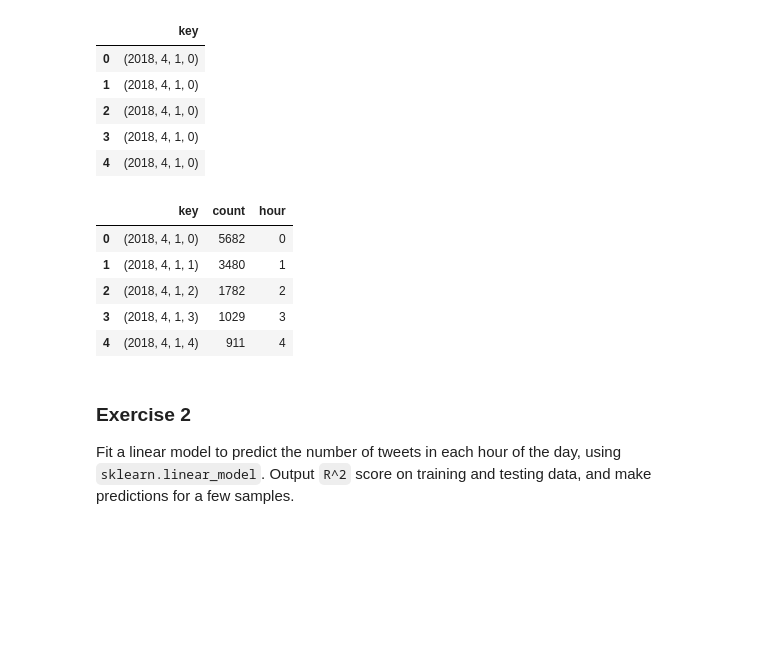
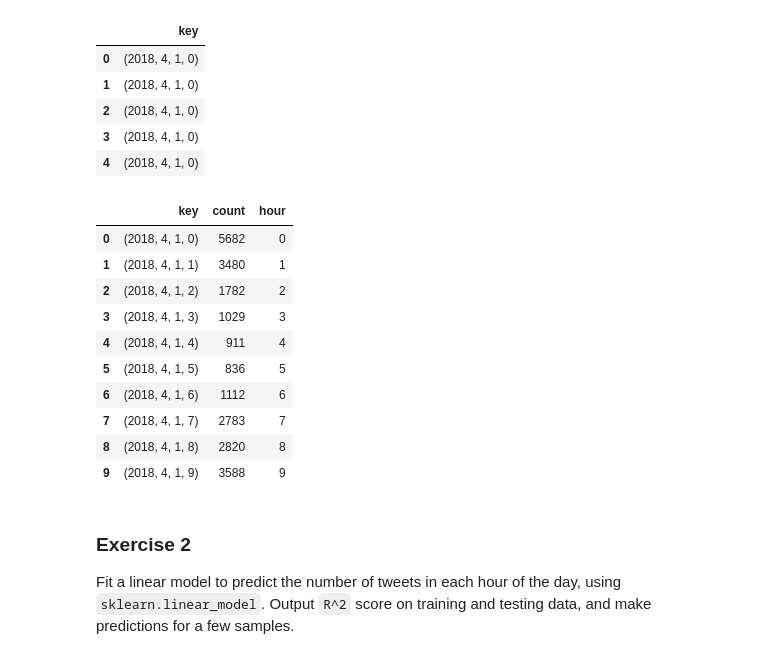
Before and after one commit to mic-he/TueSNLP, a Jupyter notebook: 2018/assignment2.ipynb, the cells around one changed output. Drawn from its saved outputs; the diff is of its cells as text; code cells hidden in the pictures; blank space fills up the shorter version.

```diff
--- a/2018/assignment2.ipynb
+++ b/2018/assignment2.ipynb
@@ -84,14 +84,19 @@ train_df.head()
 # %%
 counts_df = train_df.groupby(["key"]).size().reset_index(name="count")
 counts_df["hour"] = [entry[3] for entry in counts_df["key"]]
-counts_df.head()
+counts_df.head(10)
 # %% [output]
 |  | key | count | hour |
 | 0 | (2018, 4, 1, 0) | 5682 | 0 |
 | 1 | (2018, 4, 1, 1) | 3480 | 1 |
 | 2 | (2018, 4, 1, 2) | 1782 | 2 |
 | 3 | (2018, 4, 1, 3) | 1029 | 3 |
 | 4 | (2018, 4, 1, 4) | 911 | 4 |
+| 5 | (2018, 4, 1, 5) | 836 | 5 |
+| 6 | (2018, 4, 1, 6) | 1112 | 6 |
+| 7 | (2018, 4, 1, 7) | 2783 | 7 |
+| 8 | (2018, 4, 1, 8) | 2820 | 8 |
+| 9 | (2018, 4, 1, 9) | 3588 | 9 |
 # %% [markdown]
 ### Exercise 2
 Fit a linear model to predict the number of tweets in each hour of the day, using `sklearn.linear_model`. Output `R^2` score on training and testing data, and make predictions for a few samples.
```
Also changed, not shown: parts of 28 cells of this notebook.
